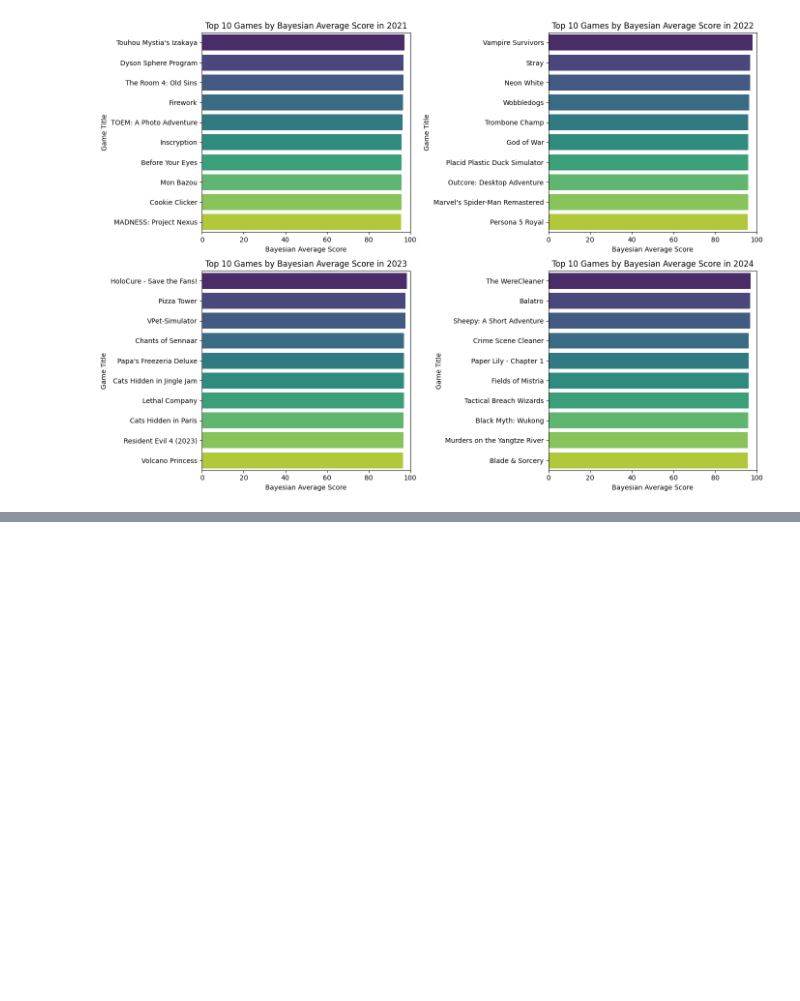
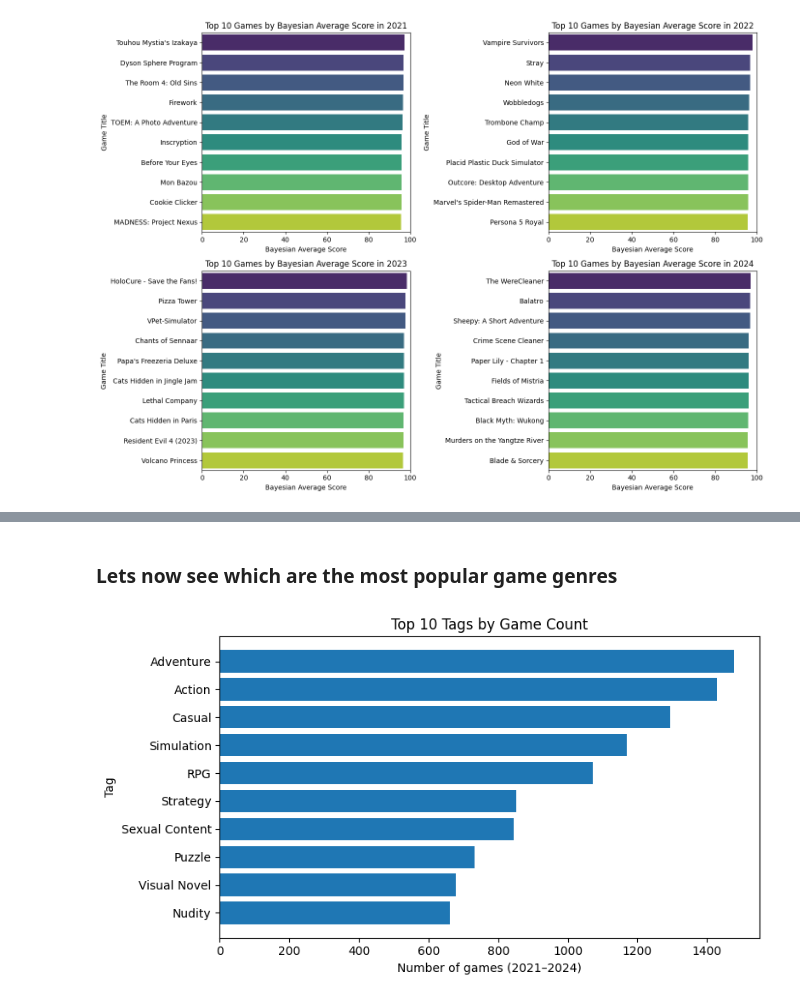
Before and after one commit to faraz1272/steam-discount-forecast, a Jupyter notebook: notebooks/EDA_Experimentation.ipynb, the cells around one changed output, grey strips where cells are left out. Drawn from its saved outputs; the diff is of its cells as text; code cells hidden in the pictures; blank space fills up the shorter version.

```diff
--- a/notebooks/EDA_Experimentation.ipynb
+++ b/notebooks/EDA_Experimentation.ipynb
@@ -406,0 +880,35 @@ plt.show()
+# %% [markdown]
+### Lets now see which are the most popular game genres
+# %%
+MIN_REVIEWS = 100
+
+with sqlite3.connect(DB_PATH) as con:
+    q_top = f"""
+    WITH scoped AS (
+      SELECT DISTINCT g.itad_id
+      FROM games g
+      JOIN reviews r ON r.itad_id = g.itad_id AND r.source='Steam'
+      WHERE g.release_date BETWEEN '2021-01-01' AND '2024-12-31'
+        AND IFNULL(r.count,0) >= {MIN_REVIEWS}
+    )
+    SELECT t.name AS tag, COUNT(DISTINCT gt.itad_id) AS n_games
+    FROM game_tags gt
+    JOIN scoped s ON s.itad_id = gt.itad_id
+    JOIN tags t   ON t.tag_id  = gt.tag_id
+    GROUP BY t.name
+    ORDER BY n_games DESC
+    LIMIT 10;
+    """
+    top_tags_df = pd.read_sql(q_top, con)
+
+top_tags = top_tags_df['tag'].tolist()
+
+plt.figure(figsize=(8,4.5))
+plt.barh(top_tags_df['tag'][::-1], top_tags_df['n_games'][::-1])
+plt.xlabel("Number of games (2021–2024)")
+plt.ylabel("Tag")
+plt.title("Top 10 Tags by Game Count")
+plt.tight_layout()
+plt.show()
+# %% [output]
+[figure, added]
```
Also changed, not shown: parts of 35 cells of this notebook.
